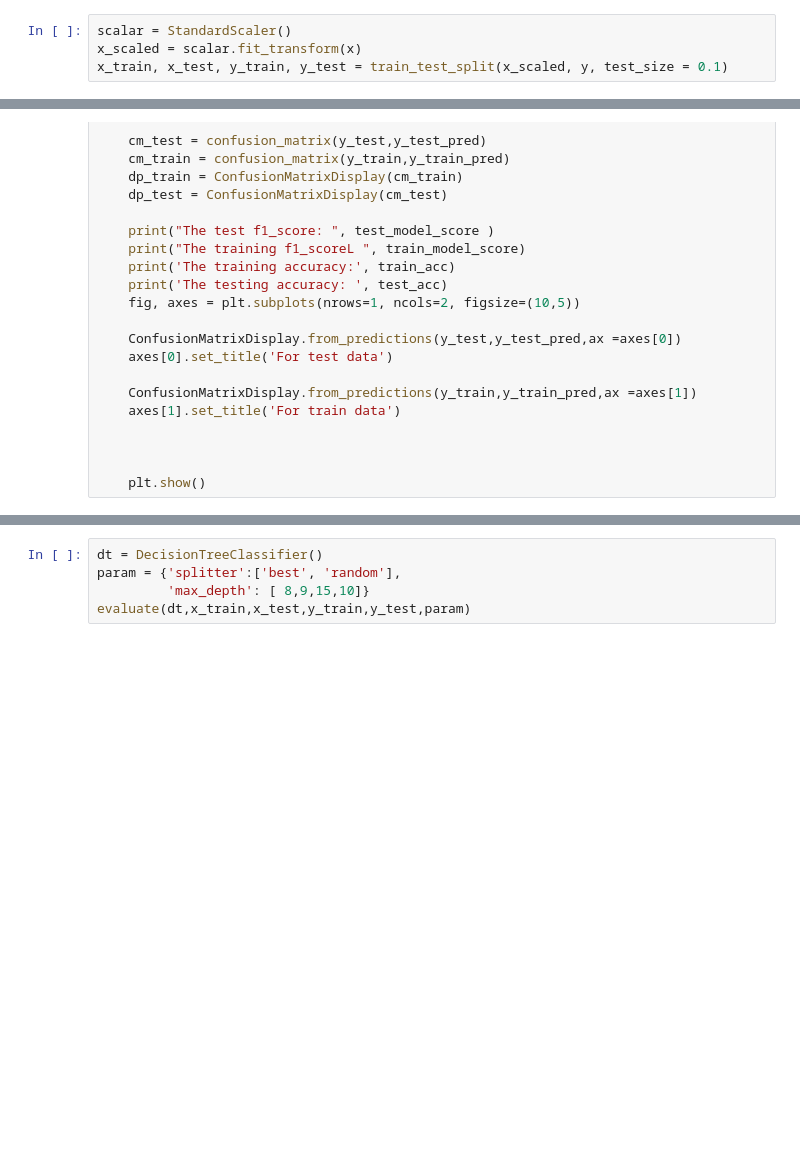
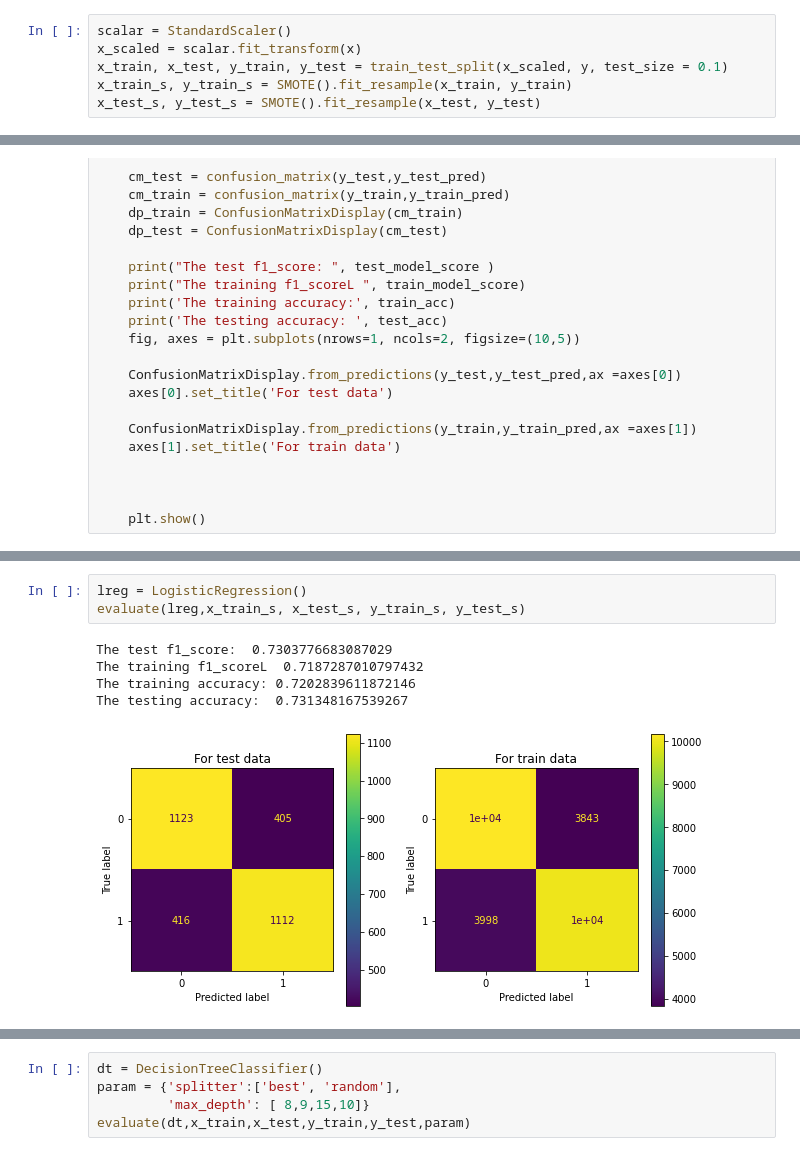
Before and after one commit to pn-99/Healthy-Lifestyle-Prediction, a Jupyter notebook: Healthy Lifestyle Prediction Model.ipynb, the cells around one changed output, grey strips where cells are left out. Cells and saved outputs as stored; diff of their text form; blank space fills up the shorter version.

```diff
--- a/Healthy Lifestyle Prediction Model.ipynb
+++ b/Healthy Lifestyle Prediction Model.ipynb
@@ -375,6 +387,8 @@ from sklearn.naive_bayes import MultinomialNB
 scalar = StandardScaler()
 x_scaled = scalar.fit_transform(x)
 x_train, x_test, y_train, y_test = train_test_split(x_scaled, y, test_size = 0.1)
+x_train_s, y_train_s = SMOTE().fit_resample(x_train, y_train)
+x_test_s, y_test_s = SMOTE().fit_resample(x_test, y_test)
 # %%
 def evaluate(model,X_train,X_test,y_train,y_test,param=None):
 
@@ -427,3 +441,12 @@ The testing accuracy:  0.7153167602245389
+# %%
+lreg = LogisticRegression()
+evaluate(lreg,x_train_s, x_test_s, y_train_s, y_test_s)
+# %% [output]
+The test f1_score:  0.7303776683087029
+The training f1_scoreL  0.7187287010797432
+The training accuracy: 0.7202839611872146
+The testing accuracy:  0.731348167539267
+[figure, added]
 # %%
 sgd = SGDClassifier()
 param = {'loss': ['hinge', 'log_loss', 'modified_huber', 'squared_hinge', 'perceptron', 'squared_error', 'huber', 'epsilon_insensitive', 'squared_epsilon_insensitive'],
```
Also changed, not shown: parts of 8 cells of this notebook.
